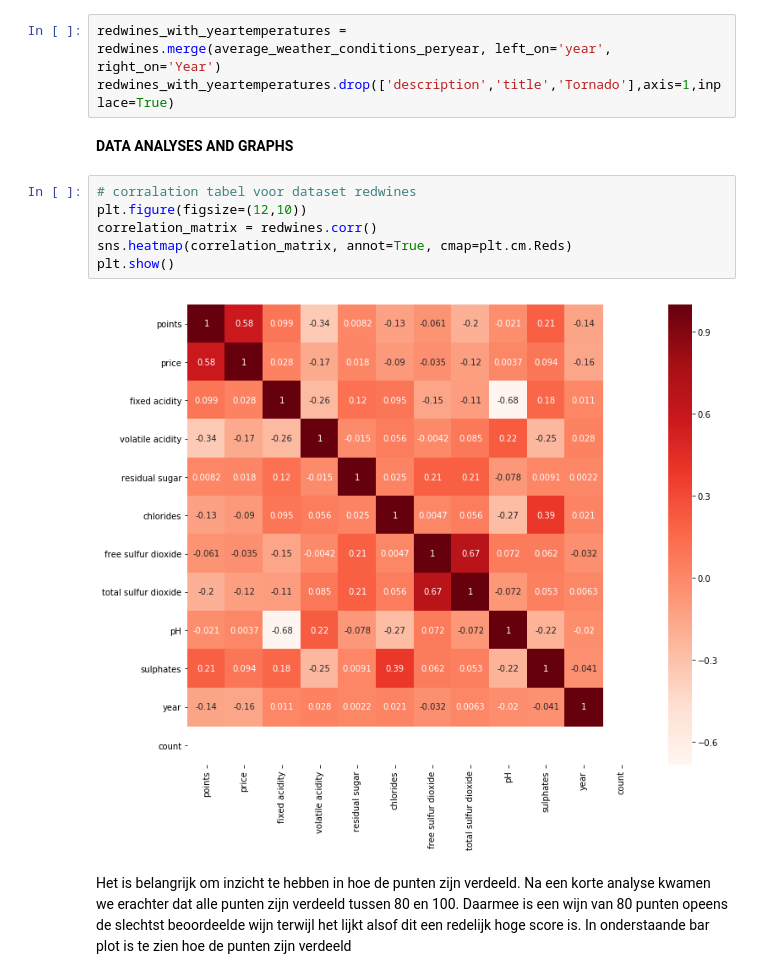
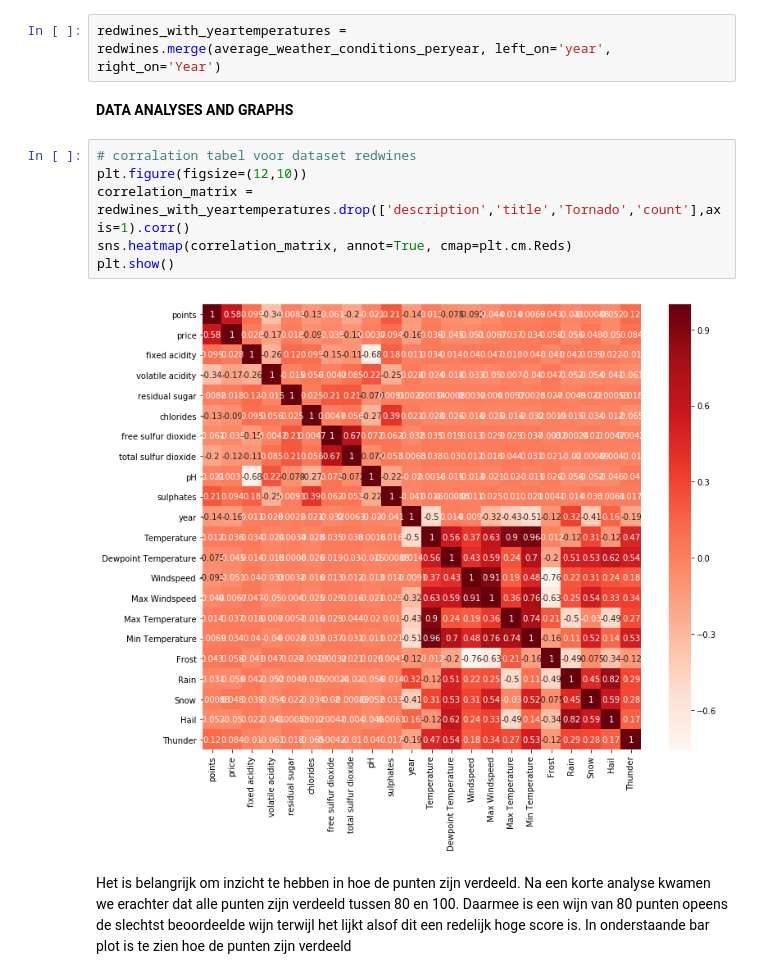
Before and after one commit to LucasVanWijk/Computational_Moddeling_Group_Project, a Jupyter notebook: WineModelling.ipynb, the cells around one changed output. Cells and saved outputs as stored; diff of their text form.

```diff
--- a/WineModelling.ipynb
+++ b/WineModelling.ipynb
@@ -115,17 +115,16 @@ average_weather_conditions_peryear.describe()
 __MERGING EXTERNE EN INTERNE DATASETS__
 # %%
 redwines_with_yeartemperatures = redwines.merge(average_weather_conditions_peryear, left_on='year', right_on='Year')
-redwines_with_yeartemperatures.drop(['description','title','Tornado'],axis=1,inplace=True)
 # %% [markdown]
 __DATA ANALYSES AND GRAPHS__
 # %%
 # corralation tabel voor dataset redwines
 plt.figure(figsize=(12,10))
-correlation_matrix = redwines.corr()
+correlation_matrix = redwines_with_yeartemperatures.drop(['description','title','Tornado','count'],axis=1).corr()
 sns.heatmap(correlation_matrix, annot=True, cmap=plt.cm.Reds)
 plt.show()
 # %% [output]
-[figure, old version]
+[figure, new version]
 # %% [markdown]
 Het is belangrijk om inzicht te hebben in hoe de punten zijn verdeeld. Na een korte analyse kwamen we erachter dat alle punten zijn verdeeld tussen 80 en 100. Daarmee is een wijn van 80 punten opeens de slechtst beoordeelde wijn terwijl het lijkt alsof dit een redelijk hoge score is. In onderstaande bar plot is te zien hoe de punten zijn verdeeld
 # %%
```
Also changed, not shown: parts of 3 cells of this notebook.
